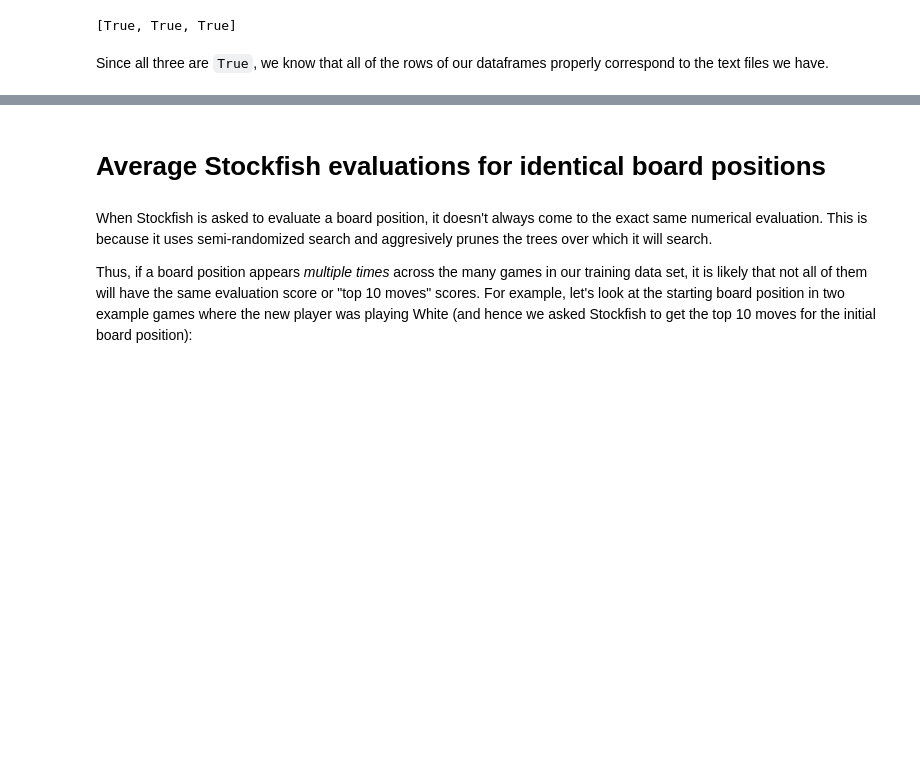
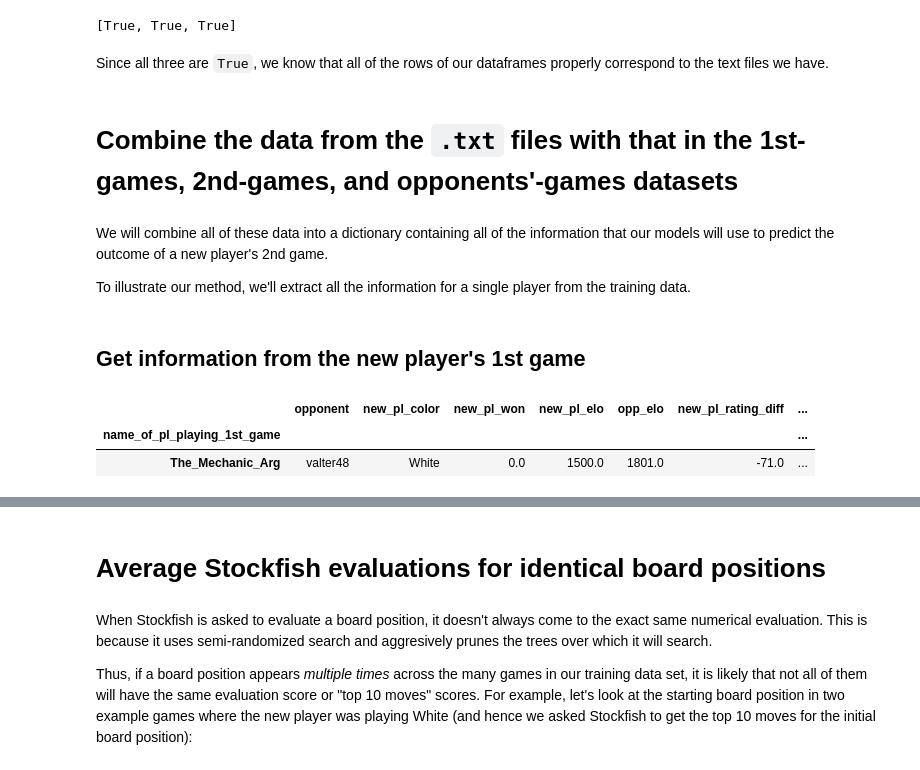
Before and after one commit to simonlazarus/Better-Chess-Matchmaking-with-AI, a Jupyter notebook: code/03_stockfish_processing.ipynb, the cells around one changed output, grey strips where cells are left out. Drawn from its saved outputs; the diff is of its cells as text; code cells hidden in the pictures; blank space fills up the shorter version.

```diff
--- a/code/03_stockfish_processing.ipynb
+++ b/code/03_stockfish_processing.ipynb
@@ -157,3 +197,5 @@ matches
 [True, True, True]
 # %% [markdown]
 Since all three are `True`, we know that all of the rows of our dataframes properly correspond to the text files we have.
+# %% [markdown]
+# Combine the data from the `.txt` files with that in the 1st-games, 2nd-games, and opponents'-games datasets
@@ -159,0 +214,4 @@ Since all three are `True`, we know that all of the rows of our dataframes prope
+# %% [markdown]
+We will combine all of these data into a dictionary containing all of the information that our models will use to predict the outcome of a new player's 2nd game.
+
+To illustrate our method, we'll extract all the information for a single player from the training data.
@@ -159,0 +222,9 @@ Since all three are `True`, we know that all of the rows of our dataframes prope
+# %% [markdown]
+## Get information from the new player's 1st game
+# %%
+#Find the row whose number is the same as the number in the imported text file's name
+dfs_dict[f"{kind}_1st"].iloc[[game_number]]
+# %% [output]
+|  | opponent | new_pl_color | new_pl_won | new_pl_elo | opp_elo | new_pl_rating_diff | ... |
+| name_of_pl_playing_1st_game |  |  |  |  |  |  | ... |
+| The_Mechanic_Arg | valter48 | White | 0.0 | 1500.0 | 1801.0 | -71.0 | ... |
```
Also changed, not shown: parts of 127 cells of this notebook, 2 other files.
